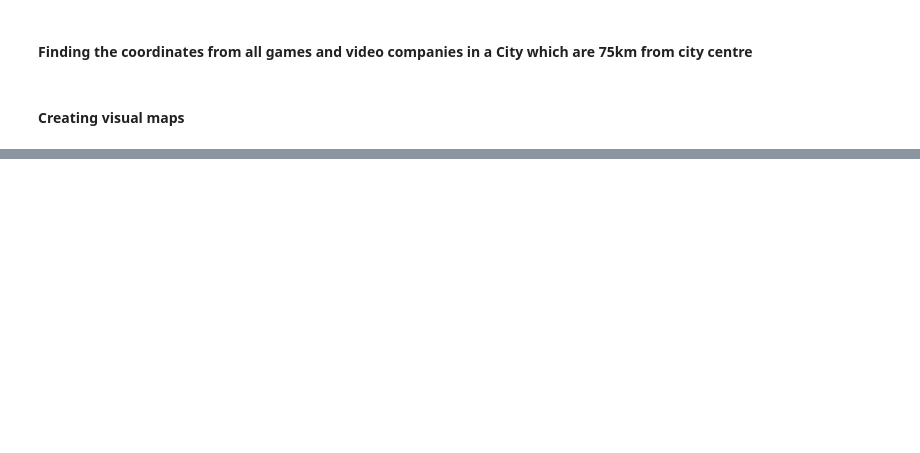
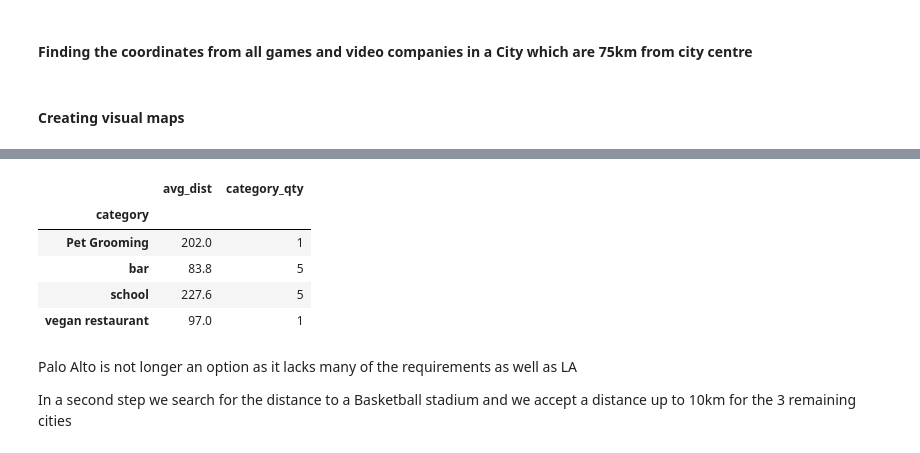
Before and after one commit to psaeztorres/PROJECT-III-Geolocalization, a Jupyter notebook: PROJECT -3.ipynb, the cells around one changed output, grey strips where cells are left out. Cells and saved outputs as stored; diff of their text form; code cells hidden in the pictures; blank space fills up the shorter version.

Commit message:
query to most requirements done

```diff
--- a/PROJECT -3.ipynb
+++ b/PROJECT -3.ipynb
@@ -124,0 +181,14 @@ STB_SF = sf.requests_for_foursquare ('Starbucks', 37.761929979999955,-122.392189
+# %%
+LA_venues = cl.distance_venue_city (queries, LA_queries)
+LA_venues
+# %% [output]
+|  | avg_dist | category_qty |
+| category |  |  |
+| Pet Grooming | 202.0 | 1 |
+| bar | 83.8 | 5 |
+| school | 227.6 | 5 |
+| vegan restaurant | 97.0 | 1 |
+# %% [markdown]
+Palo Alto is not longer an option as it lacks many of the requirements as well as LA
+
+In a second step we search for the distance to a Basketball stadium and we accept a distance up to 10km for the 3 remaining cities
```
Also changed, not shown: parts of 17 cells of this notebook, 2 other files.
